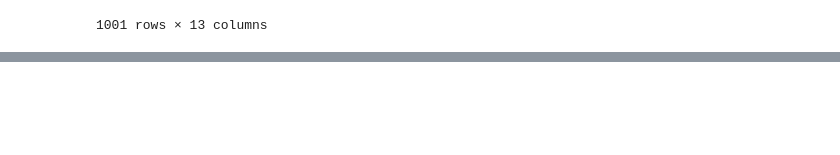
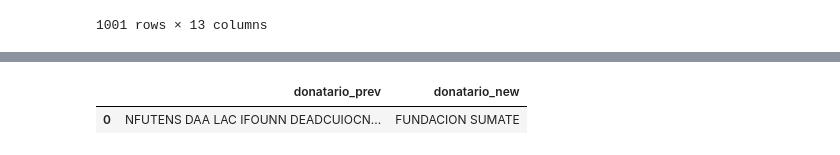
Before and after one commit to ei2/complejidad-social, a Jupyter notebook: ETL.ipynb, the cells around one changed output, grey strips where cells are left out. Cells and saved outputs as stored; diff of their text form; code cells hidden in the pictures; blank space fills up the shorter version.

Commit message:
conexionSpreadsheet

```diff
--- a/ETL.ipynb
+++ b/ETL.ipynb
@@ -153,0 +167,7 @@ df
+# %%
+correccion=pd.read_csv("https://docs.google.com/spreadsheets/d/e/2PACX-1vSCudnZE2a59_KYOYEZoytgAlswoQtnwj_1H1nmhh41U6jHC9MM_9LE6SaMylYLiXHZ48sIH4gE0nOV/pub?gid=0&single=true&output=csv")
+# %%
+correccion
+# %% [output]
+|  | donatario_prev | donatario_new |
+| 0 | NFUTENS DAA LAC IFOUNN DEADCUIOCN... | FUNDACION SUMATE |
```
Also changed, not shown: parts of 3 cells of this notebook, 1 other file.
